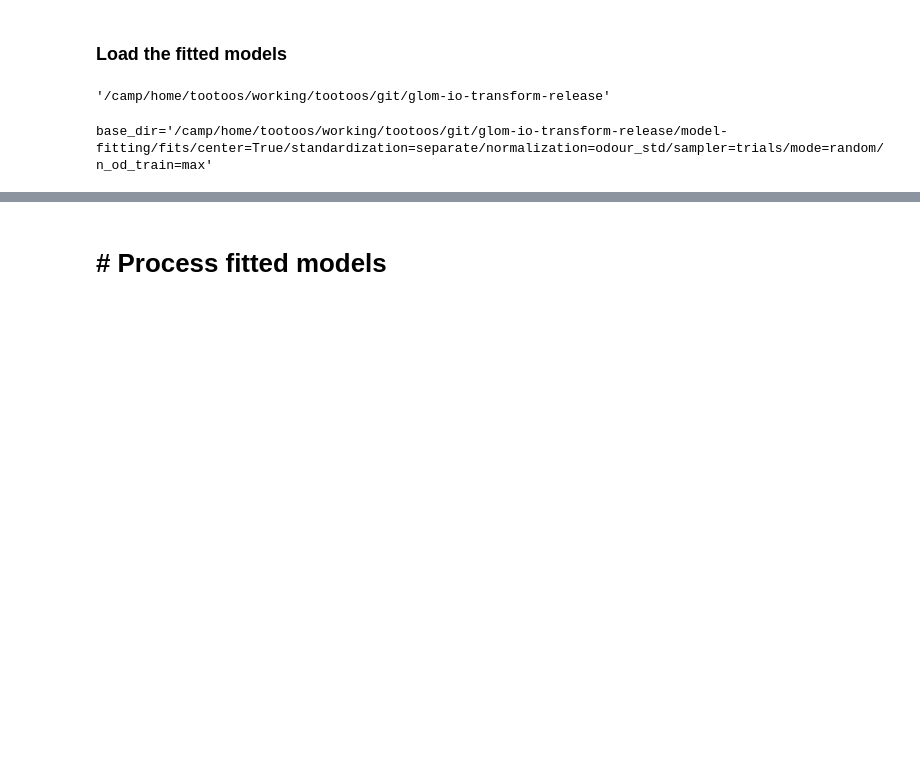
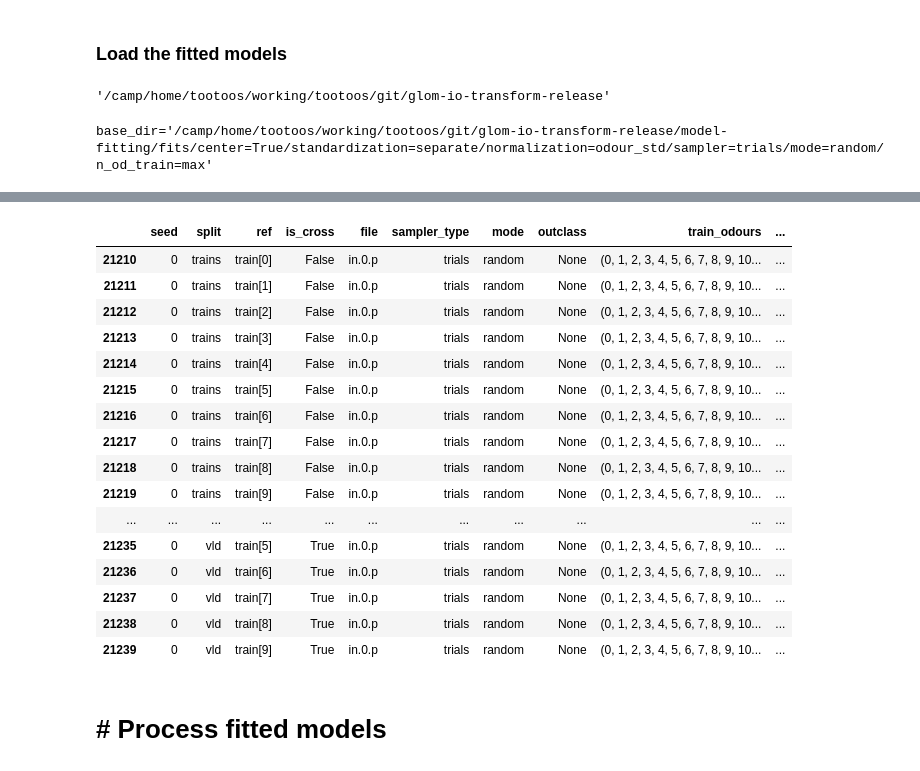
Before and after one commit to stootoon/glom-io-transform-release, a Jupyter notebook: model-fitting/proc_fit_models.ipynb, the cells around one changed output, grey strips where cells are left out. Saved outputs shown, nothing was run; the diff lists cells and outputs as text; code cells hidden in the pictures; blank space fills up the shorter version.

```diff
--- a/model-fitting/proc_fit_models.ipynb
+++ b/model-fitting/proc_fit_models.ipynb
@@ -108,3 +149,24 @@ plot_history(out["results"]["history"])
+# %%
+df = models["Free"]["df"]
+df[(df.λ == 1e-3) & (df.seed == 0)]
+# %% [output]
+|  | seed | split | ref | is_cross | file | sampler_type | mode | outclass | train_odours | ... |
+| 21210 | 0 | trains | train[0] | False | in.0.p | trials | random | None | (0, 1, 2, 3, 4, 5, 6, 7, 8, 9, 10... | ... |
+| 21211 | 0 | trains | train[1] | False | in.0.p | trials | random | None | (0, 1, 2, 3, 4, 5, 6, 7, 8, 9, 10... | ... |
+| 21212 | 0 | trains | train[2] | False | in.0.p | trials | random | None | (0, 1, 2, 3, 4, 5, 6, 7, 8, 9, 10... | ... |
+| 21213 | 0 | trains | train[3] | False | in.0.p | trials | random | None | (0, 1, 2, 3, 4, 5, 6, 7, 8, 9, 10... | ... |
+| 21214 | 0 | trains | train[4] | False | in.0.p | trials | random | None | (0, 1, 2, 3, 4, 5, 6, 7, 8, 9, 10... | ... |
+| 21215 | 0 | trains | train[5] | False | in.0.p | trials | random | None | (0, 1, 2, 3, 4, 5, 6, 7, 8, 9, 10... | ... |
+| 21216 | 0 | trains | train[6] | False | in.0.p | trials | random | None | (0, 1, 2, 3, 4, 5, 6, 7, 8, 9, 10... | ... |
+| 21217 | 0 | trains | train[7] | False | in.0.p | trials | random | None | (0, 1, 2, 3, 4, 5, 6, 7, 8, 9, 10... | ... |
+| 21218 | 0 | trains | train[8] | False | in.0.p | trials | random | None | (0, 1, 2, 3, 4, 5, 6, 7, 8, 9, 10... | ... |
+| 21219 | 0 | trains | train[9] | False | in.0.p | trials | random | None | (0, 1, 2, 3, 4, 5, 6, 7, 8, 9, 10... | ... |
+| ... | ... | ... | ... | ... | ... | ... | ... | ... | ... | ... |
+| 21235 | 0 | vld | train[5] | True | in.0.p | trials | random | None | (0, 1, 2, 3, 4, 5, 6, 7, 8, 9, 10... | ... |
+| 21236 | 0 | vld | train[6] | True | in.0.p | trials | random | None | (0, 1, 2, 3, 4, 5, 6, 7, 8, 9, 10... | ... |
+| 21237 | 0 | vld | train[7] | True | in.0.p | trials | random | None | (0, 1, 2, 3, 4, 5, 6, 7, 8, 9, 10... | ... |
+| 21238 | 0 | vld | train[8] | True | in.0.p | trials | random | None | (0, 1, 2, 3, 4, 5, 6, 7, 8, 9, 10... | ... |
+| 21239 | 0 | vld | train[9] | True | in.0.p | trials | random | None | (0, 1, 2, 3, 4, 5, 6, 7, 8, 9, 10... | ... |
 # %% [markdown]
 # # Process fitted models
 # %%
```
Also changed, not shown: parts of 8 cells of this notebook, 1 other file.
